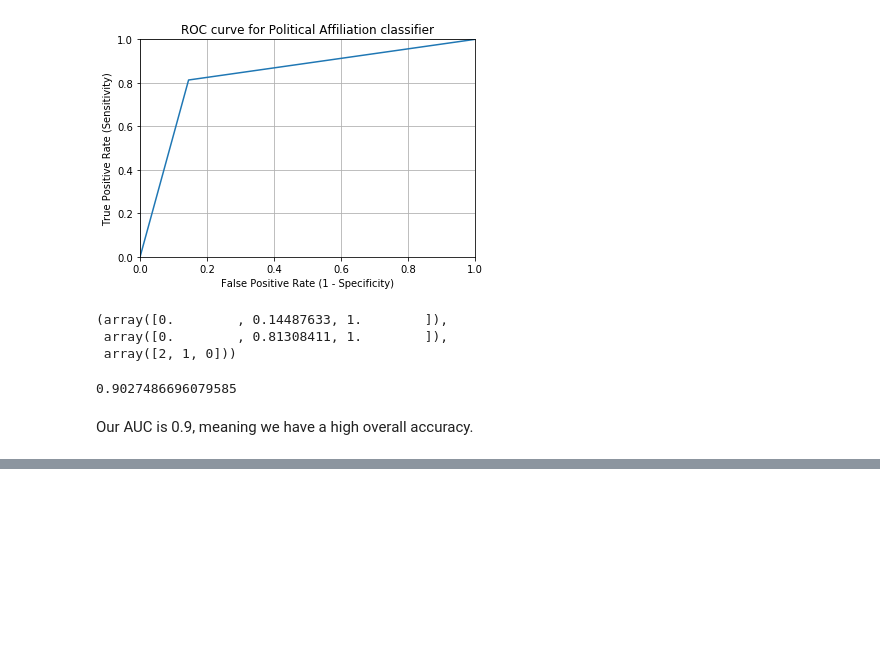
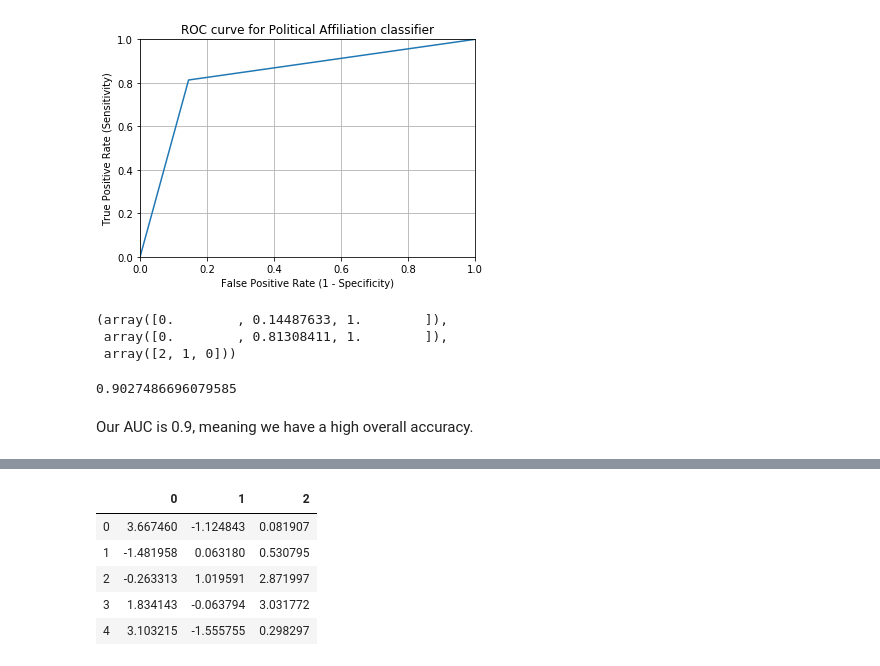
Before and after one commit to CaryMosley/PoliticalAffiliation, a Jupyter notebook: Jupyter Notebooks/Modeling.ipynb, the cells around one changed output, grey strips where cells are left out. Drawn from its saved outputs; the diff is of its cells as text; code cells hidden in the pictures; blank space fills up the shorter version.

```diff
--- a/Jupyter Notebooks/Modeling.ipynb
+++ b/Jupyter Notebooks/Modeling.ipynb
@@ -670,0 +698,9 @@ Our AUC is 0.9, meaning we have a high overall accuracy.
+# %%
+principalDf.iloc[:,:3].head()
+# %% [output]
+|  | 0 | 1 | 2 |
+| 0 | 3.667460 | -1.124843 | 0.081907 |
+| 1 | -1.481958 | 0.063180 | 0.530795 |
+| 2 | -0.263313 | 1.019591 | 2.871997 |
+| 3 | 1.834143 | -0.063794 | 3.031772 |
+| 4 | 3.103215 | -1.555755 | 0.298297 |
```
Also changed, not shown: parts of 21 cells of this notebook.
